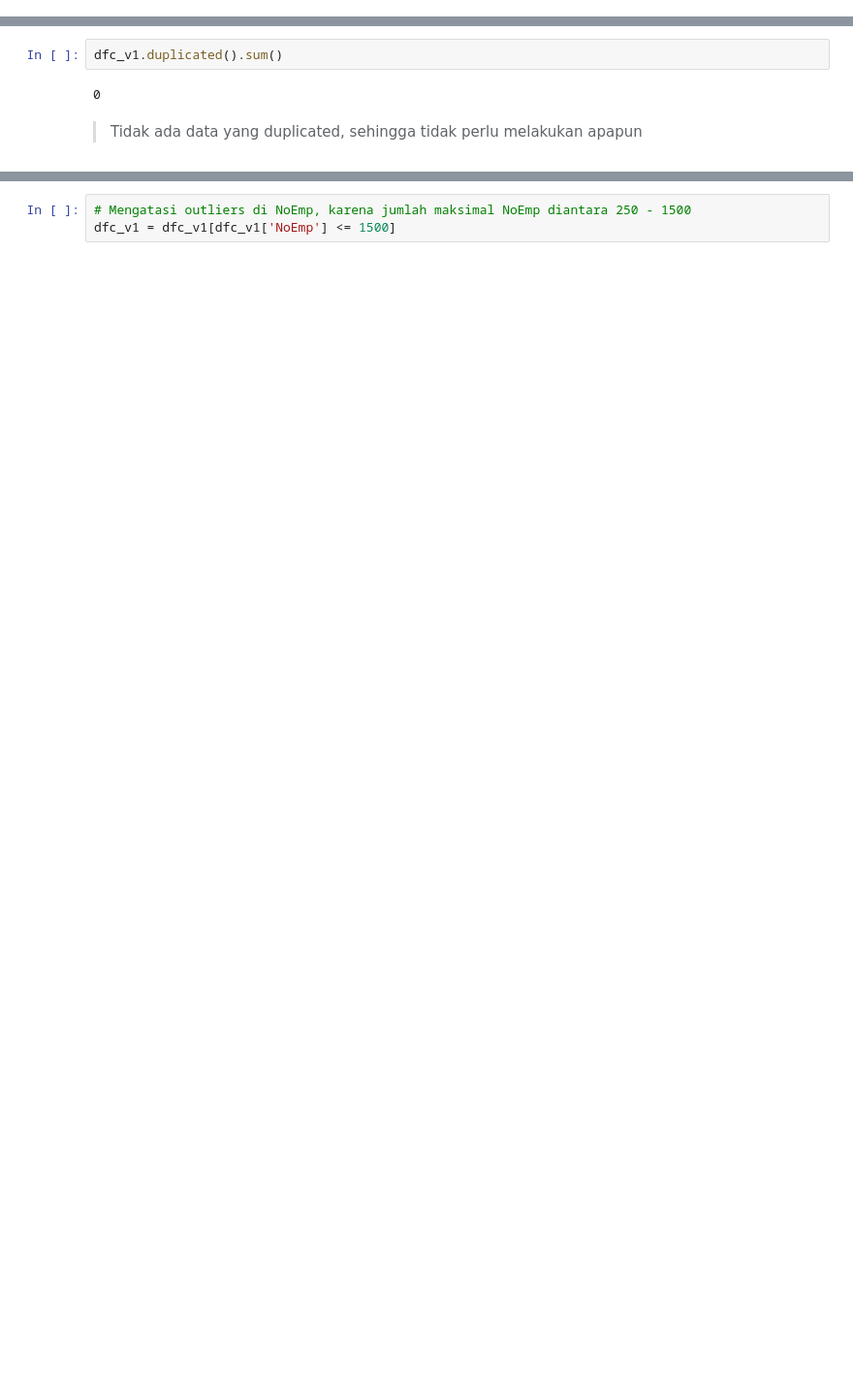
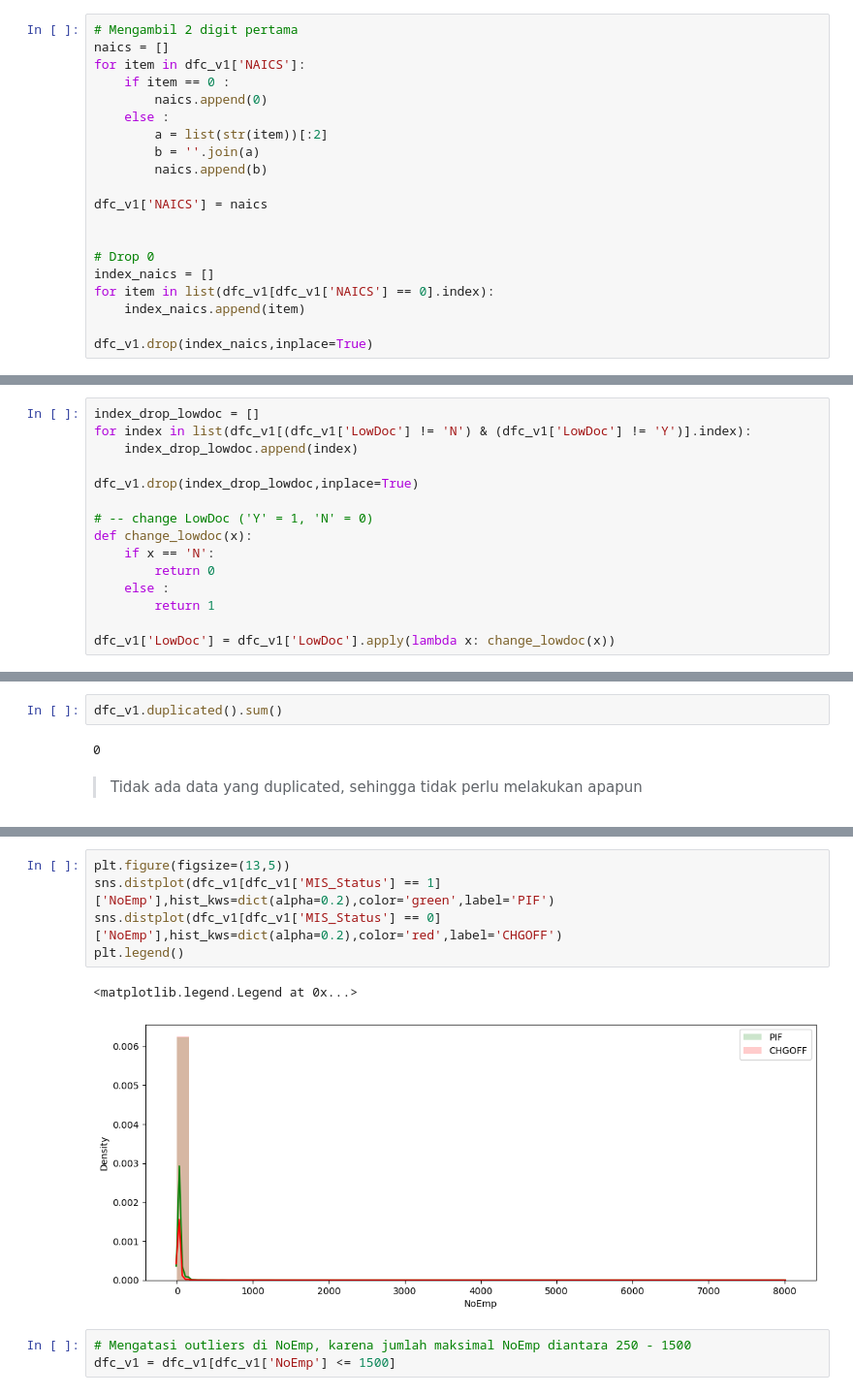
Before and after one commit to AldhiPrambudi/Colony-of-Weirdos, a Jupyter notebook: Pre-Processing/Pre_Processing_v1.ipynb, the cells around one changed output, grey strips where cells are left out. Shown at 97% size. Cells and saved outputs as stored; diff of their text form; blank space fills up the shorter version.

```diff
--- a/Pre-Processing/Pre_Processing_v1.ipynb
+++ b/Pre-Processing/Pre_Processing_v1.ipynb
@@ -147,0 +130,20 @@ dtype: int64
+# %%
+# Mengambil 2 digit pertama
+naics = []
+for item in dfc_v1['NAICS']:
+    if item == 0 :
+        naics.append(0)
+    else :
+        a = list(str(item))[:2]
+        b = ''.join(a)
+        naics.append(b)
+
+dfc_v1['NAICS'] = naics
+
+
+# Drop 0
+index_naics = []
+for item in list(dfc_v1[dfc_v1['NAICS'] == 0].index):
+    index_naics.append(item)
+
+dfc_v1.drop(index_naics,inplace=True)
@@ -147,0 +212,15 @@ dtype: int64
+# %%
+index_drop_lowdoc = []
+for index in list(dfc_v1[(dfc_v1['LowDoc'] != 'N') & (dfc_v1['LowDoc'] != 'Y')].index):
+    index_drop_lowdoc.append(index)
+
+dfc_v1.drop(index_drop_lowdoc,inplace=True)
+
+# -- change LowDoc ('Y' = 1, 'N' = 0)
+def change_lowdoc(x):
+    if x == 'N':
+        return 0
+    else :
+        return 1
+
+dfc_v1['LowDoc'] = dfc_v1['LowDoc'].apply(lambda x: change_lowdoc(x))
@@ -212,3 +367,11 @@ dfc_v1.duplicated().sum()
+# %%
+plt.figure(figsize=(13,5))
+sns.distplot(dfc_v1[dfc_v1['MIS_Status'] == 1]['NoEmp'],hist_kws=dict(alpha=0.2),color='green',label='PIF')
+sns.distplot(dfc_v1[dfc_v1['MIS_Status'] == 0]['NoEmp'],hist_kws=dict(alpha=0.2),color='red',label='CHGOFF')
+plt.legend()
+# %% [output]
+<matplotlib.legend.Legend at 0x...>
+[figure, added]
 # %%
 # Mengatasi outliers di NoEmp, karena jumlah maksimal NoEmp diantara 250 - 1500
 dfc_v1 = dfc_v1[dfc_v1['NoEmp'] <= 1500]
```
Also changed, not shown: parts of 85 cells of this notebook.
